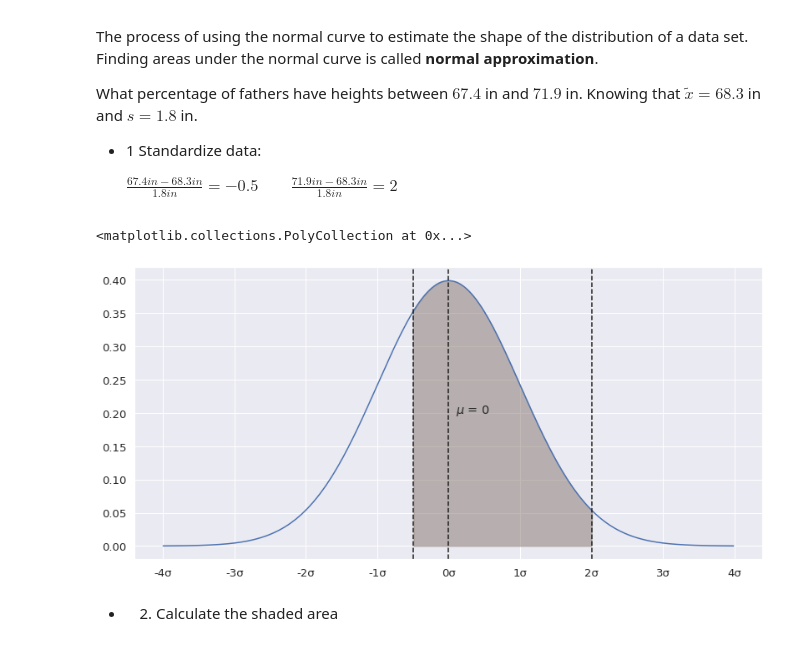
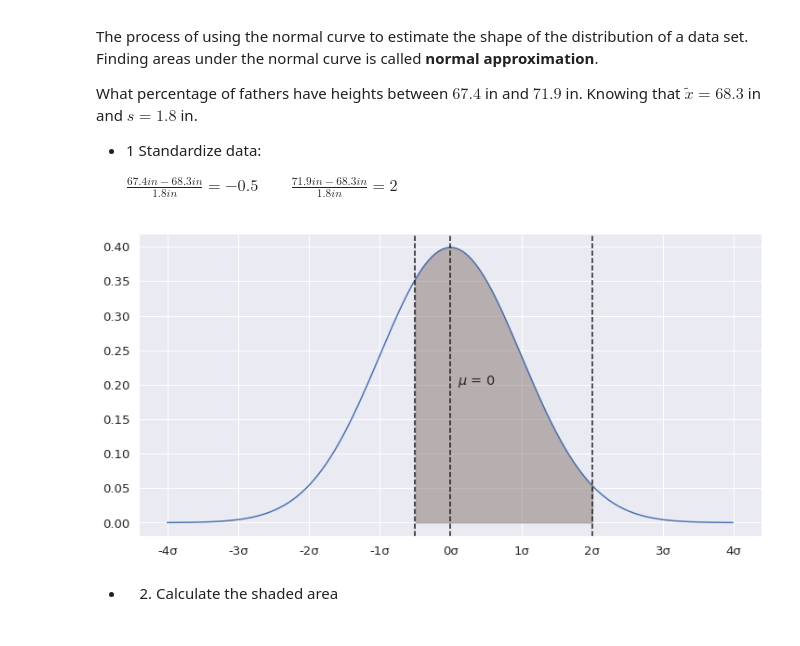
Before and after one commit to maikereis/introduction_to_statistics, a Jupyter notebook: normal_approximation.ipynb, the cells around one changed output. Saved outputs shown, nothing was run; the diff lists cells and outputs as text; code cells hidden in the pictures.

```diff
--- a/normal_approximation.ipynb
+++ b/normal_approximation.ipynb
@@ -26,37 +26,36 @@ What percentage of fathers have heights between $ 67.4 $ in and $ 71.9 $ in. Kno
 
 mu = 0
 variance = 1
 sigma = math.sqrt(variance)
 
 # Create the curve from -4σ to 4σ
 x = np.arange(mu - 4*sigma, mu + 4*sigma, 0.01)
-y = stats.norm.pdf(x, mu, sigma)
+y = norm.pdf(x, mu, sigma)
 
 ax = sns.lineplot(x=x, y=y)
 kde_x, kde_y = ax.lines[0].get_data()
 
 # The number os standard deviations to plot
 n = 2
 a_1 = (-0.5)
 a_2 = (2)
 
 ticks_loc = ax.get_xticks().tolist()
 ax.set_xticks(ticks_loc)
 ax.set_xticklabels([f'{x:,.0f}σ' for x in ticks_loc])
 
 ax.axvline(0, color = 'k', linestyle="--")
 ax.axvline(-0.5, color = 'k', linestyle="--")
 ax.axvline(2, color = 'k', linestyle="--")
 
 
 ax.annotate(f'$\mu$ = 0', xy=(0.1, 0.2))
 
-ax.fill_between(kde_x, kde_y,
+_ = ax.fill_between(kde_x, kde_y,
 where=(kde_x > a_1) & (kde_x < a_2) ,
 interpolate=True, color='#85756d', alpha=0.50)
 # %% [output]
-<matplotlib.collections.PolyCollection at 0x...>
-[figure, old version]
+[figure, new version]
 # %% [markdown]
 * 2. Calculate the shaded area
 # %%
```
Also changed, not shown: parts of 1 cell of this notebook, 3 other files.
